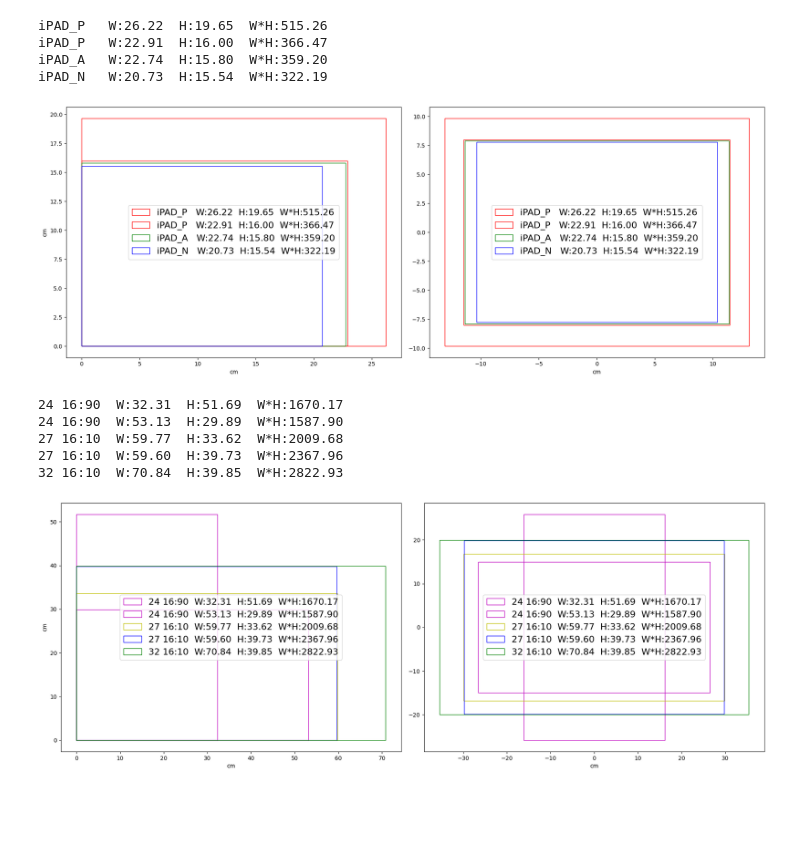
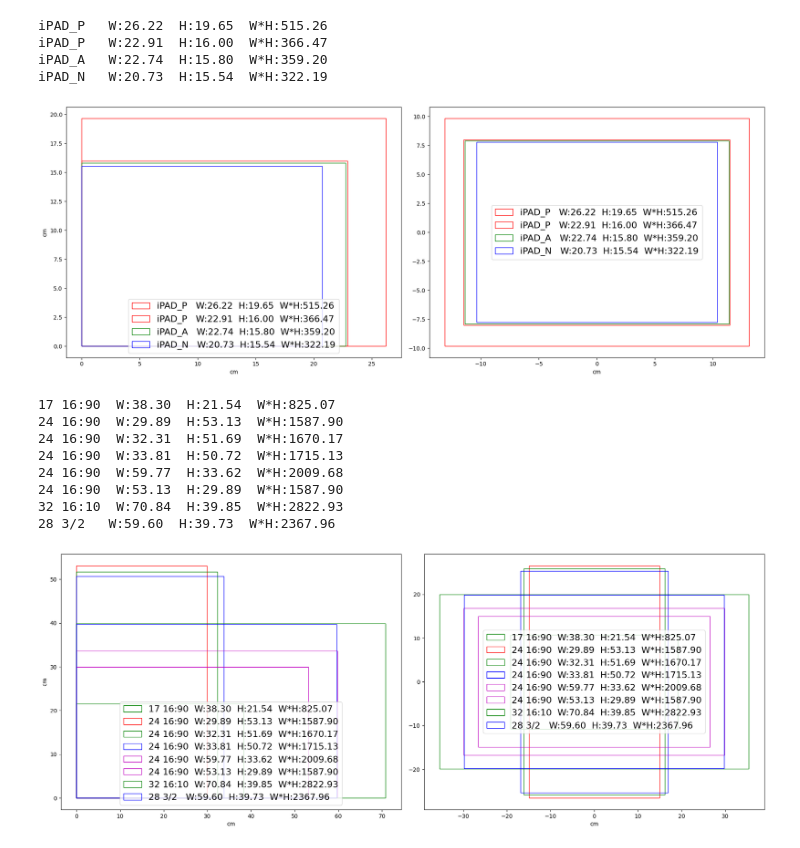
Before and after one commit to GenioSainz/Colab-Demos, a Jupyter notebook: scripts/ScreensRatios.ipynb, the cells around one changed output. Saved outputs shown, nothing was run; the diff lists cells and outputs as text; code cells hidden in the pictures; blank space fills up the shorter version.

```diff
--- a/scripts/ScreensRatios.ipynb
+++ b/scripts/ScreensRatios.ipynb
@@ -24,7 +24,7 @@ def plot_rectangle(data,ax,display_horizontal=True):
 
     ax[0].plot(np.nan,np.nan),ax[0].set_aspect(1)
     ax[1].plot(np.nan,np.nan),ax[1].set_aspect(1)
-    ax[0].legend(loc='center');ax[0],ax[0].set_xlabel('cm'),ax[0].set_ylabel('cm');
+    ax[0].legend(loc='lower center');ax[0],ax[0].set_xlabel('cm'),ax[0].set_ylabel('cm');
     ax[1].legend(loc='center');ax[1],ax[1].set_xlabel('cm'),ax[0].set_ylabel('cm');
 
 px2inch = 1/plt.rcParams['figure.dpi']
@@ -37,7 +37,9 @@ DATA = [
         #{'size':17.0,'ratio':16/10,'name':'LG17' ,'color':'r'},
         {'size':16.0,'ratio':16/10,'name':'Dell16','color':'b'},
         {'size':17.3,'ratio':16/9,'name':'MSI17' ,'color':'m'},
-         {'size':15.6,'ratio':16/9,'name':'GELO' ,'color':'g'},
+        {'size':15.6,'ratio':16/9,'name':'GELO' ,'color':'g'},
+        {'size':17,'ratio':16/10,'name':'LG18' ,'color':'k'},
+        {'size':18,'ratio':16/10,'name':'RAZER18' ,'color':'r'},
         ]
 
 fig, ax = plt.subplots(1,2,figsize=(1800*px2inch , 1200*px2inch),constrained_layout=True)
@@ -88,9 +92,9 @@ for data in DATA:
 # @title  Screens H
 
 DATA = [
-        {'size':11.0,'ratio':2388/1668,'name':'iPAD_P','color':'r'},
-        {'size':10.9,'ratio':2360/1640,'name':'iPAD_A','color':'g'},
-        {'size':10.2,'ratio':2160/1620,'name':'iPAD_N','color':'b'},
+        {'size':12.9,'ratio': 2732/2048,'name':'iPAD_A13','color':'b'},
+        {'size':10.86,'ratio':2360/1640,'name':'iPAD_A11','color':'r'},
+        {'size':10.2,'ratio': 2160/1620,'name':'iPAD_N','color':'b'},
         #{'size':16.2,'ratio':3456/2234,'name':'Mac16' ,'color':'c'},
         ]
 
@@ -119,27 +123,33 @@ iPAD_P   W:26.22  H:19.65  W*H:515.26
 iPAD_P   W:22.91  H:16.00  W*H:366.47
 iPAD_A   W:22.74  H:15.80  W*H:359.20
 iPAD_N   W:20.73  H:15.54  W*H:322.19
-[figure, old version]
+[figure, new version]
 # %%
 # @title  Screens V
 
 k=1
-DATA = [{'size':24,'ratio':(16/10 )**-1,'name':'24 16:90','color':'m'},
-        {'size':24,'ratio':(16/9 )**1,'name':'24 16:90','color':'m'},
-        {'size':27,'ratio':(16/9)**k,'name':'27 16:10','color':'y'},
-        {'size':28.2,'ratio':(3/2)**k,'name':'27 16:10','color':'b'},
-        {'size':32,'ratio':(16/9)**k,'name':'32 16:10','color':'g'},]
+DATA = [{'size':17.3,'ratio':(16/9 )**1,'name':'17 16:90','color':'g'},
+        {'size':24,  'ratio':(16/9 )**-1,'name':'24 16:90','color':'r'},
+        {'size':24,  'ratio':(16/10 )**-1,'name':'24 16:90','color':'g'},
+        {'size':24,  'ratio':(3/2 )**-1,'name':'24 16:90','color':'b'},
+        {'size':27,  'ratio':(16/9 )**1,'name':'24 16:90','color':'m'},
+        {'size':24,  'ratio':(16/9 )**1,'name':'24 16:90','color':'m'},
+        {'size':32,  'ratio':(16/9)**k,'name':'32 16:10','color':'g'},
+        {'size':28.2,'ratio':(3/2)**k,'name':'28 3/2','color':'b'},]
 
 fig, ax = plt.subplots(1,2,figsize=(1800*px2inch , 1200*px2inch),constrained_layout=True)
 for data in DATA:
     plot_rectangle(data,ax,display_horizontal=True)
 # %% [output]
+17 16:90  W:38.30  H:21.54  W*H:825.07
+24 16:90  W:29.89  H:53.13  W*H:1587.90
 24 16:90  W:32.31  H:51.69  W*H:1670.17
+24 16:90  W:33.81  H:50.72  W*H:1715.13
+24 16:90  W:59.77  H:33.62  W*H:2009.68
 24 16:90  W:53.13  H:29.89  W*H:1587.90
-27 16:10  W:59.77  H:33.62  W*H:2009.68
-27 16:10  W:59.60  H:39.73  W*H:2367.96
 32 16:10  W:70.84  H:39.85  W*H:2822.93
+28 3/2   W:59.60  H:39.73  W*H:2367.96
-[figure, old version]
+[figure, new version]
 # %%
 # @title  Screens H
 k = -1
```
Also changed, not shown: parts of 8 cells of this notebook, 14 other files.
